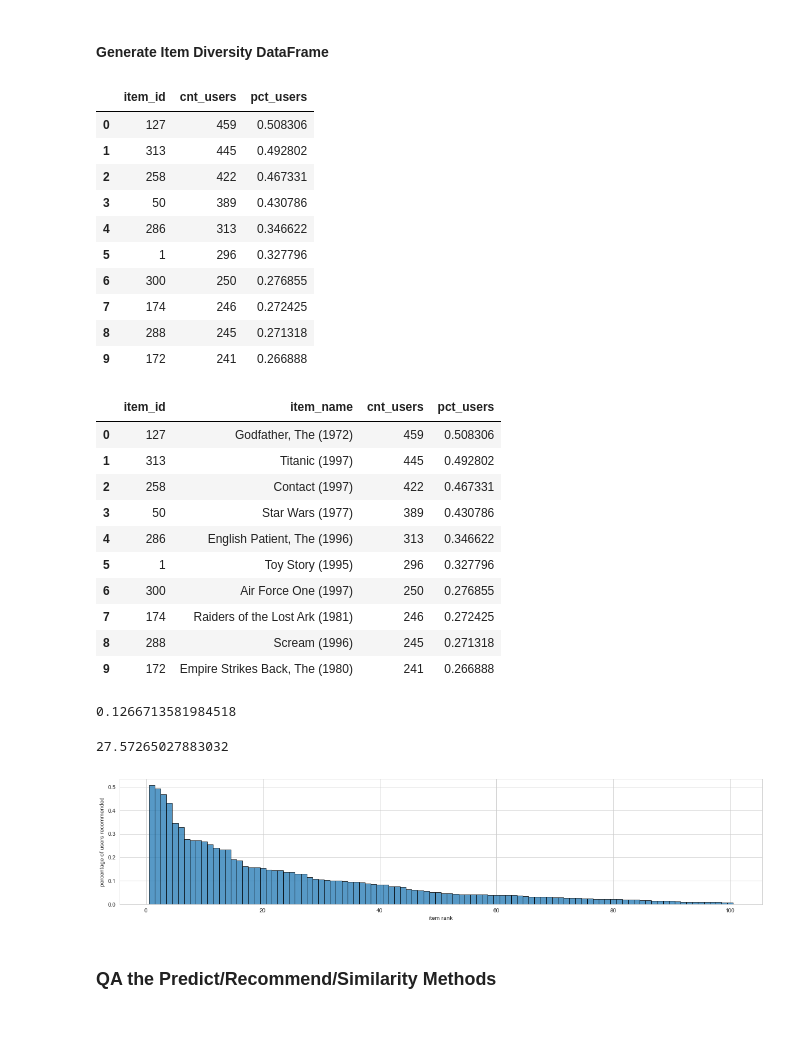
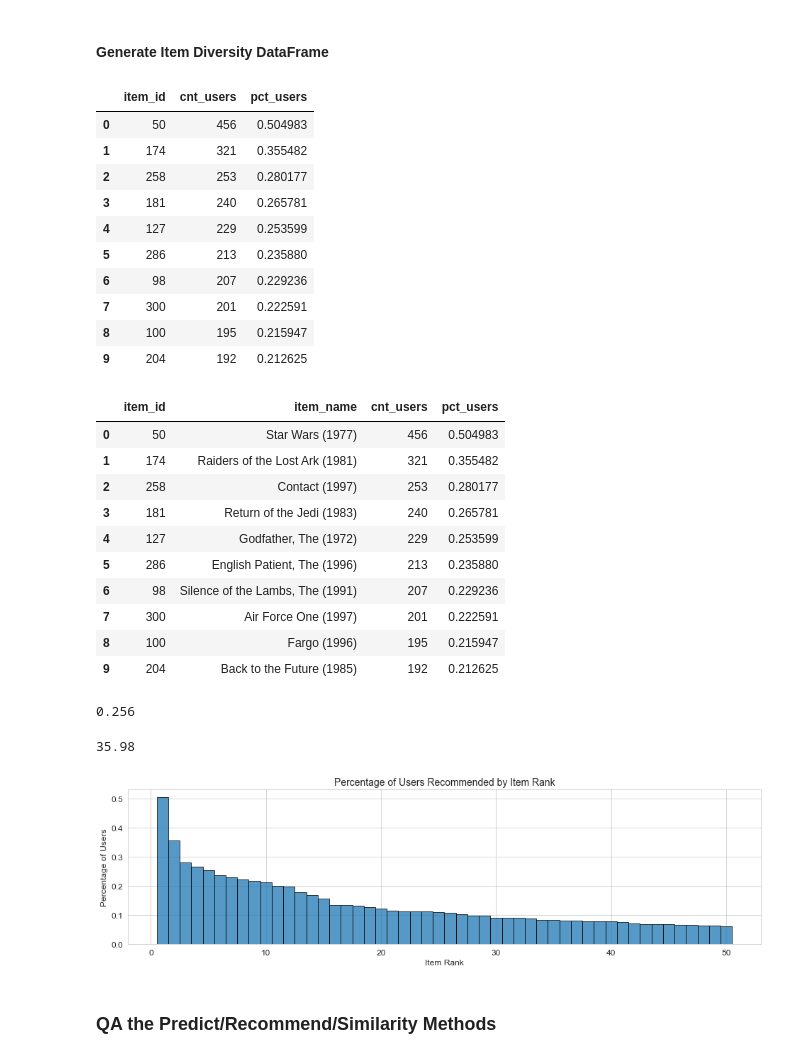
Before and after one commit to etlundquist/rankfm, a Jupyter notebook: notebooks/movielens-example.ipynb, the cells around one changed output. Drawn from its saved outputs; the diff is of its cells as text; code cells hidden in the pictures; blank space fills up the shorter version.

```diff
--- a/notebooks/movielens-example.ipynb
+++ b/notebooks/movielens-example.ipynb
@@ -17,10 +17,12 @@ sns.set_style('whitegrid')
 
 from datetime import datetime
 from functools import partial
+# %%
+sns.set_style('whitegrid')
+plt.rcParams['axes.titlesize'] = 14
+plt.rcParams['axes.labelsize'] = 12
+plt.rcParams['xtick.labelsize'] = 12
+plt.rcParams['ytick.labelsize'] = 12
+# plt.rcParams
 # %% [markdown]
 #### Put the Main Package Library on the PYTHONPATH
-# %%
-curdir = sys.path[0]
-srcdir = os.path.join(os.path.split(curdir)[0], 'rankfm')
-sys.path[0] = srcdir
-srcdir
@@ -355,0 +382,3 @@ model
+# %%
+model = RankFM(factors=10, regularization=0.01, sigma=0.1, learning_rate=0.10, learning_schedule='constant', learning_exponent=0.25)
+model
@@ -357,6 +388,6 @@ model
 %%time
 
 # model.fit(interactions_train, item_features=item_features, epochs=50, verbose=True)
-model.fit(interactions_train, epochs=10, verbose=True)
+model.fit(interactions_train, epochs=100, verbose=True)
 # %% [output]
 training epoch: 0
@@ -514,53 +545,53 @@ model_diversity = diversity(model, interactions_valid, k=k)
 model_diversity.head(10)
 # %% [output]
 |  | item_id | cnt_users | pct_users |
-| 0 | 127 | 459 | 0.508306 |
-| 1 | 313 | 445 | 0.492802 |
-| 2 | 258 | 422 | 0.467331 |
-| 3 | 50 | 389 | 0.430786 |
-| 4 | 286 | 313 | 0.346622 |
-| 5 | 1 | 296 | 0.327796 |
-| 6 | 300 | 250 | 0.276855 |
-| 7 | 174 | 246 | 0.272425 |
-| 8 | 288 | 245 | 0.271318 |
-| 9 | 172 | 241 | 0.266888 |
+| 0 | 50 | 456 | 0.504983 |
+| 1 | 174 | 321 | 0.355482 |
+| 2 | 258 | 253 | 0.280177 |
+| 3 | 181 | 240 | 0.265781 |
+| 4 | 127 | 229 | 0.253599 |
+| 5 | 286 | 213 | 0.235880 |
+| 6 | 98 | 207 | 0.229236 |
+| 7 | 300 | 201 | 0.222591 |
+| 8 | 100 | 195 | 0.215947 |
+| 9 | 204 | 192 | 0.212625 |
 # %%
 top_item_names = item_names[item_names.item_id.isin(model_diversity.item_id[:10])].set_index('item_id').loc[model_diversity.item_id[:10]].reset_index()
 top_item_names = pd.merge(top_item_names, model_diversity, on='item_id', how='inner')
 top_item_names
 # %% [output]
 |  | item_id | item_name | cnt_users | pct_users |
-| 0 | 127 | Godfather, The (1972) | 459 | 0.508306 |
-| 1 | 313 | Titanic (1997) | 445 | 0.492802 |
-| 2 | 258 | Contact (1997) | 422 | 0.467331 |
-| 3 | 50 | Star Wars (1977) | 389 | 0.430786 |
-| 4 | 286 | English Patient, The (1996) | 313 | 0.346622 |
-| 5 | 1 | Toy Story (1995) | 296 | 0.327796 |
-| 6 | 300 | Air Force One (1997) | 250 | 0.276855 |
-| 7 | 174 | Raiders of the Lost Ark (1981) | 246 | 0.272425 |
-| 8 | 288 | Scream (1996) | 245 | 0.271318 |
-| 9 | 172 | Empire Strikes Back, The (1980) | 241 | 0.266888 |
+| 0 | 50 | Star Wars (1977) | 456 | 0.504983 |
+| 1 | 174 | Raiders of the Lost Ark (1981) | 321 | 0.355482 |
+| 2 | 258 | Contact (1997) | 253 | 0.280177 |
+| 3 | 181 | Return of the Jedi (1983) | 240 | 0.265781 |
+| 4 | 127 | Godfather, The (1972) | 229 | 0.253599 |
+| 5 | 286 | English Patient, The (1996) | 213 | 0.235880 |
+| 6 | 98 | Silence of the Lambs, The (1991) | 207 | 0.229236 |
+| 7 | 300 | Air Force One (1997) | 201 | 0.222591 |
+| 8 | 100 | Fargo (1996) | 195 | 0.215947 |
+| 9 | 204 | Back to the Future (1985) | 192 | 0.212625 |
 # %%
 coverage = np.mean(model_diversity['cnt_users'] > 0)
-coverage
+round(coverage, 3)
 # %% [output]
-0.1266713581984518
+0.256
 # %%
 nonzero = model_diversity[model_diversity.cnt_users > 0]
 entropy = -np.sum(nonzero['pct_users'] * np.log2(nonzero['pct_users']))
-entropy
+round(entropy, 2)
 # %% [output]
-27.57265027883032
+35.98
 # %%
-fig, axes = plt.subplots(1, 1, figsize=[20, 4])
-N = 100
+fig, axes = plt.subplots(1, 1, figsize=[16, 4])
+N = 50
 
 topN = model_diversity.iloc[:N, :]
 axes.bar(topN.index.values + 1, topN.pct_users, width=1, edgecolor='black', alpha=0.75)
-axes.set(xlabel='item rank', ylabel='percentage of users recommended')
+axes.set(xlabel='Item Rank', ylabel='Percentage of Users', title='Percentage of Users Recommended by Item Rank')
 plt.show()
 # %% [output]
-[figure, old version]
+[figure, new version]
 # %% [markdown]
 ### QA the Predict/Recommend/Similarity Methods
 # %% [markdown]
```
Also changed, not shown: parts of 25 cells of this notebook, 3 other files.
